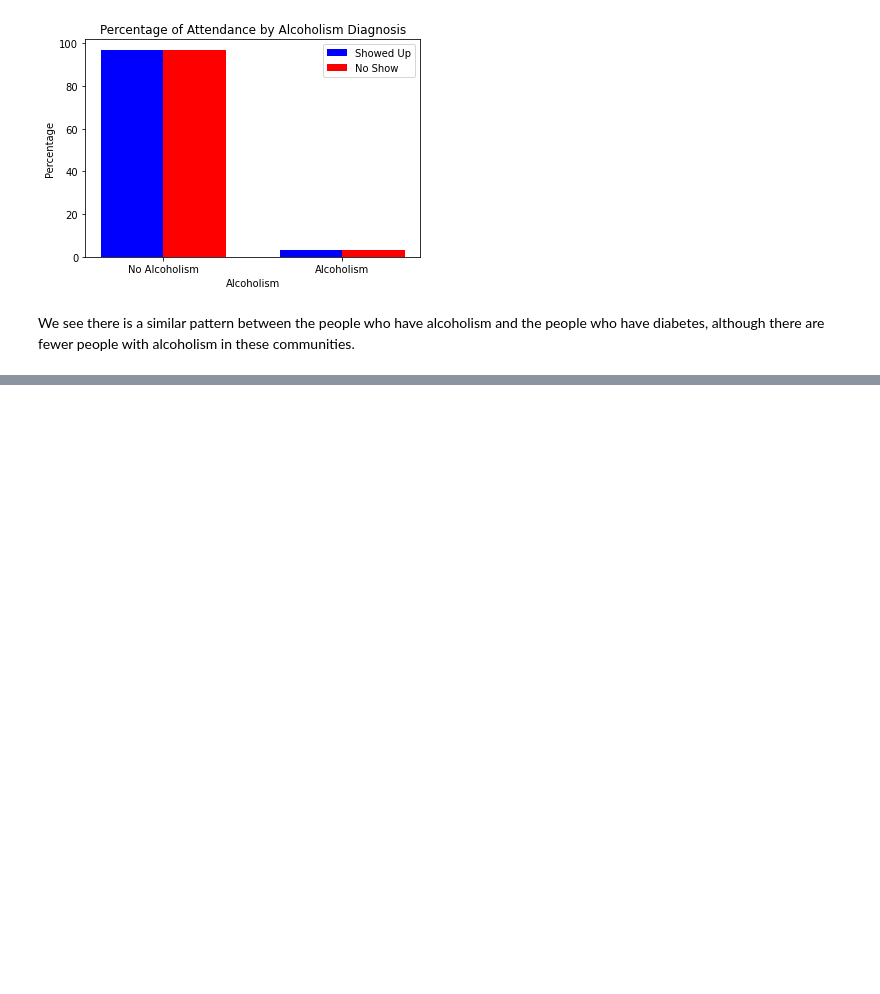
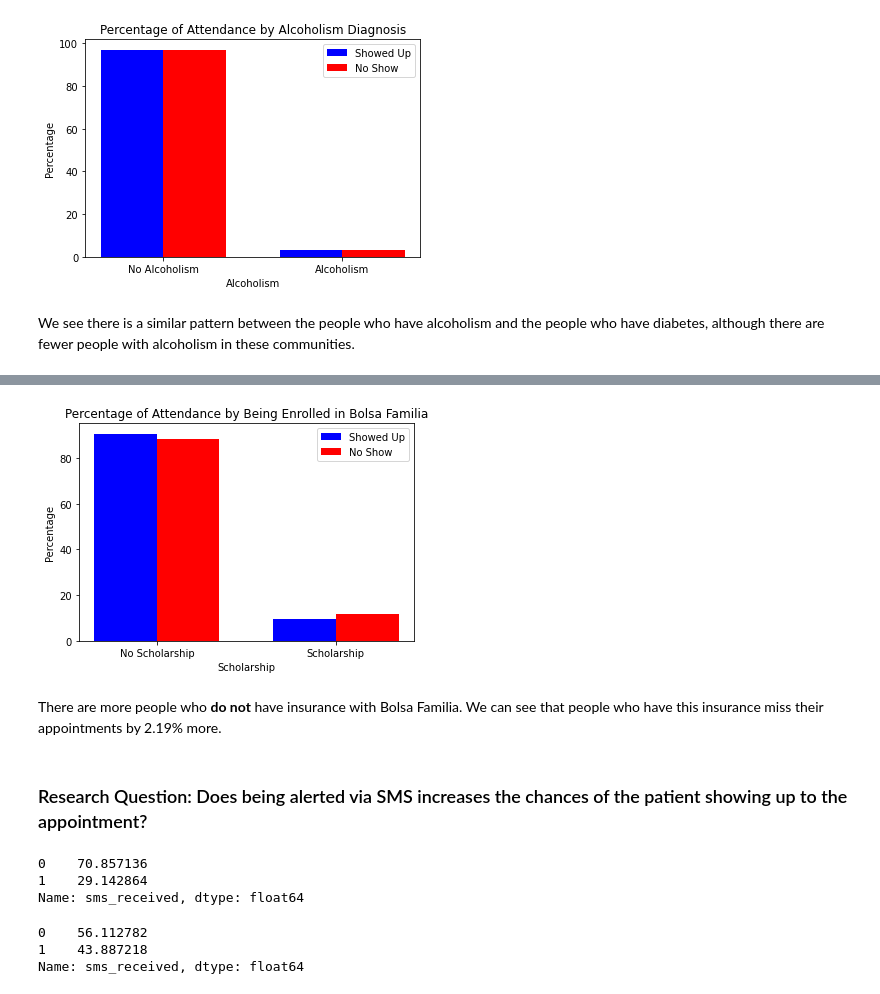
Before and after one commit to jlvalport/Medical-appointments-analysis, a Jupyter notebook: No-show Medical Appointments Analysis.ipynb, the cells around one changed output, grey strips where cells are left out. Saved outputs shown, nothing was run; the diff lists cells and outputs as text; code cells hidden in the pictures; blank space fills up the shorter version.

```diff
--- a/No-show Medical Appointments Analysis.ipynb
+++ b/No-show Medical Appointments Analysis.ipynb
@@ -515,0 +562,37 @@ We see there is a similar pattern between the people who have alcoholism and the
+# %%
+ind_x = np.arange(len(percent_show_scholarship))  # the x locations for the groups
+width_bars = 0.35       # the width of the bars
+
+blue_bars = plt.bar(ind_x, percent_show_scholarship, width_bars, color='blue', label='Showed Up')
+orange_bars = plt.bar(ind_x + width_bars, percent_no_show_scholarship, width_bars, color='red', label='No Show')
+
+# title and labels
+plt.ylabel('Percentage')
+plt.xlabel('Scholarship')
+plt.title('Percentage of Attendance by Being Enrolled in Bolsa Familia')
+locations = ind_x + width_bars / 2  # xtick locations
+labels = ['No Scholarship', 'Scholarship']  # xtick labels
+plt.xticks(locations, labels)
+
+# legend
+plt.legend();
+# %% [output]
+[figure, added]
+# %% [markdown]
+There are more people who **do not** have insurance with Bolsa Familia. We can see that people who have this insurance miss their appointments by 2.19% more.
+# %% [markdown]
+### Research Question: Does being alerted via SMS increases the chances of the patient showing up to the appointment?
+# %%
+percent_show_sms = df_showed_up['sms_received'].value_counts() / df_showed_up.shape[0] * 100
+percent_show_sms
+# %% [output]
+0    70.857136
+1    29.142864
+Name: sms_received, dtype: float64
+# %%
+percent_no_show_sms = df_not_showed_up['sms_received'].value_counts() / df_not_showed_up.shape[0] * 100
+percent_no_show_sms
+# %% [output]
+0    56.112782
+1    43.887218
+Name: sms_received, dtype: float64
```
Also changed, not shown: parts of 12 cells of this notebook.
